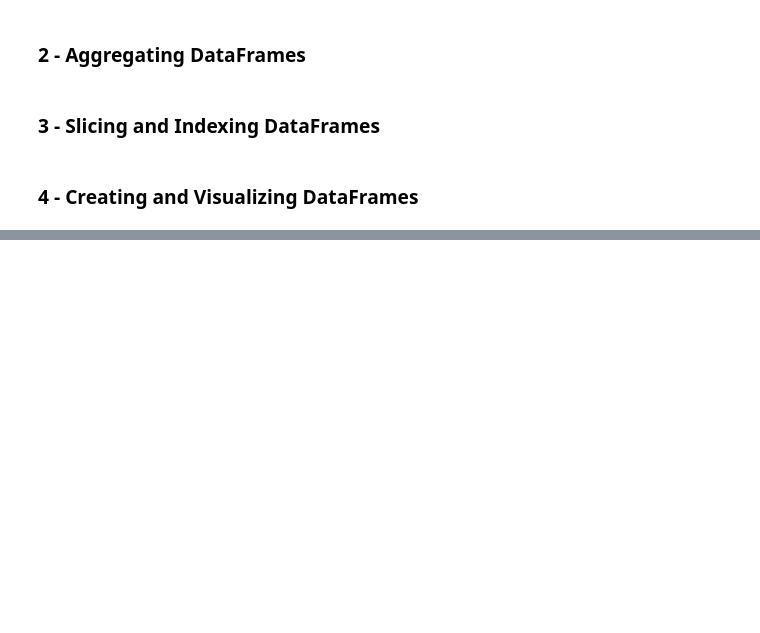
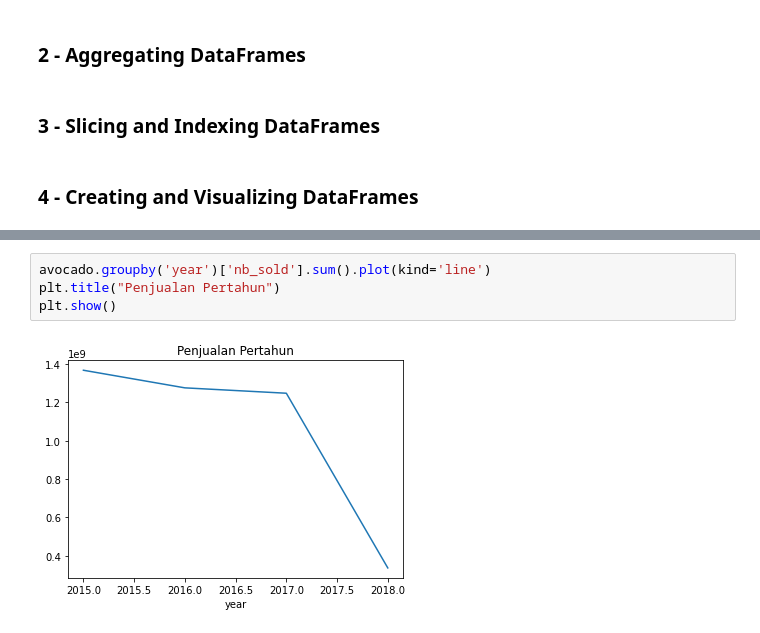
Before and after one commit to TXTDariGitHub/Sentinel, a Jupyter notebook: Ch.2 - Data Manipulation/Ch.1 - Introduction to Data Manipulation.ipynb, the cells around one changed output, grey strips where cells are left out. Cells and saved outputs as stored; diff of their text form; blank space fills up the shorter version.

```diff
--- a/Ch.2 - Data Manipulation/Ch.1 - Introduction to Data Manipulation.ipynb
+++ b/Ch.2 - Data Manipulation/Ch.1 - Introduction to Data Manipulation.ipynb
@@ -334,0 +389,6 @@ homelessness[cond1].head(7)
+# %%
+avocado.groupby('year')['nb_sold'].sum().plot(kind='line')
+plt.title("Penjualan Pertahun")
+plt.show()
+# %% [output]
+[figure, added]
```
Also changed, not shown: parts of 9 cells of this notebook.
